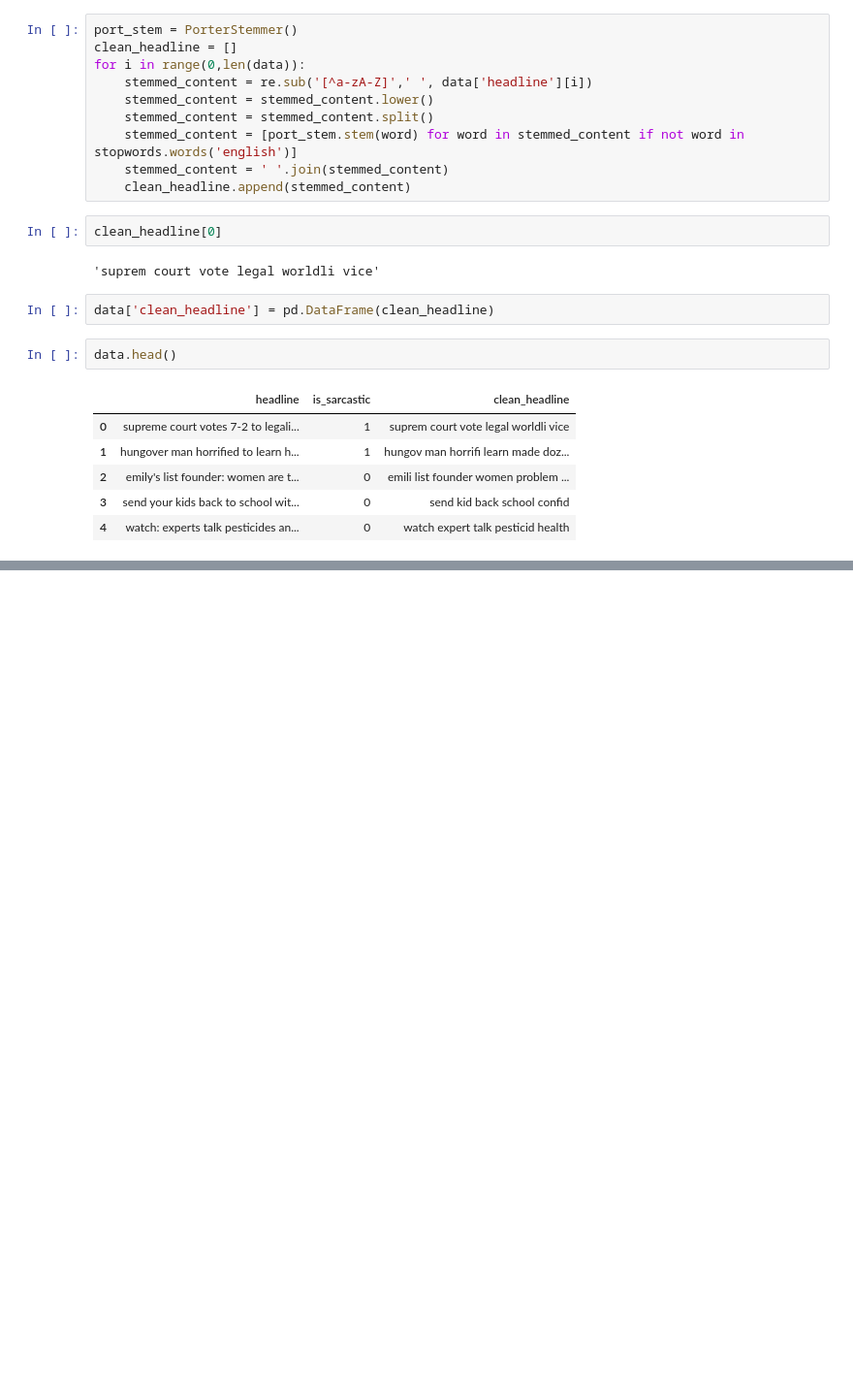
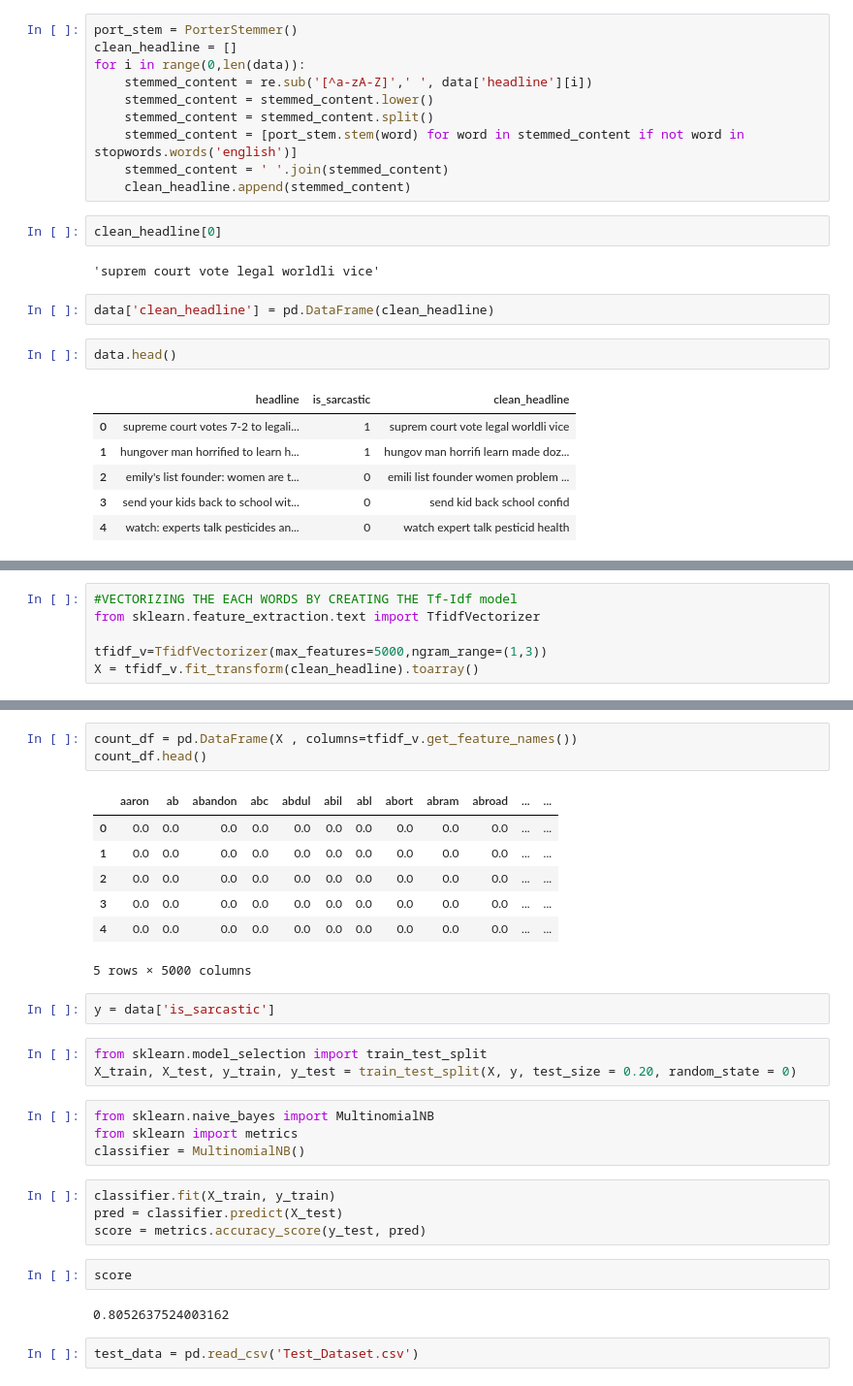
Before and after one commit to Ibrahim-Ajibosin/Sarcasm_detector, a Jupyter notebook: Sarcasm_detector.ipynb, the cells around one changed output, grey strips where cells are left out. Shown at 97% size. Drawn from its saved outputs; the diff is of its cells as text; blank space fills up the shorter version.

Commit message:
Complete prediction

```diff
--- a/Sarcasm_detector.ipynb
+++ b/Sarcasm_detector.ipynb
@@ -59,0 +132,6 @@ ax = sns.countplot(x='clean_headline', data=data)
+# %%
+#VECTORIZING THE EACH WORDS BY CREATING THE Tf-Idf model
+from sklearn.feature_extraction.text import TfidfVectorizer
+
+tfidf_v=TfidfVectorizer(max_features=5000,ngram_range=(1,3))
+X = tfidf_v.fit_transform(clean_headline).toarray()
@@ -59,0 +142,30 @@ ax = sns.countplot(x='clean_headline', data=data)
+# %%
+count_df = pd.DataFrame(X , columns=tfidf_v.get_feature_names())
+count_df.head()
+# %% [output]
+|  | aaron | ab | abandon | abc | abdul | abil | abl | abort | abram | abroad | ... | ... |
+| 0 | 0.0 | 0.0 | 0.0 | 0.0 | 0.0 | 0.0 | 0.0 | 0.0 | 0.0 | 0.0 | ... | ... |
+| 1 | 0.0 | 0.0 | 0.0 | 0.0 | 0.0 | 0.0 | 0.0 | 0.0 | 0.0 | 0.0 | ... | ... |
+| 2 | 0.0 | 0.0 | 0.0 | 0.0 | 0.0 | 0.0 | 0.0 | 0.0 | 0.0 | 0.0 | ... | ... |
+| 3 | 0.0 | 0.0 | 0.0 | 0.0 | 0.0 | 0.0 | 0.0 | 0.0 | 0.0 | 0.0 | ... | ... |
+| 4 | 0.0 | 0.0 | 0.0 | 0.0 | 0.0 | 0.0 | 0.0 | 0.0 | 0.0 | 0.0 | ... | ... |
+5 rows × 5000 columns
+# %%
+y = data['is_sarcastic']
+# %%
+from sklearn.model_selection import train_test_split
+X_train, X_test, y_train, y_test = train_test_split(X, y, test_size = 0.20, random_state = 0)
+# %%
+from sklearn.naive_bayes import MultinomialNB
+from sklearn import metrics
+classifier = MultinomialNB()
+# %%
+classifier.fit(X_train, y_train)
+pred = classifier.predict(X_test)
+score = metrics.accuracy_score(y_test, pred)
+# %%
+score
+# %% [output]
+0.8052637524003162
+# %%
+test_data = pd.read_csv('Test_Dataset.csv')
```
Also changed, not shown: parts of 17 cells of this notebook.
